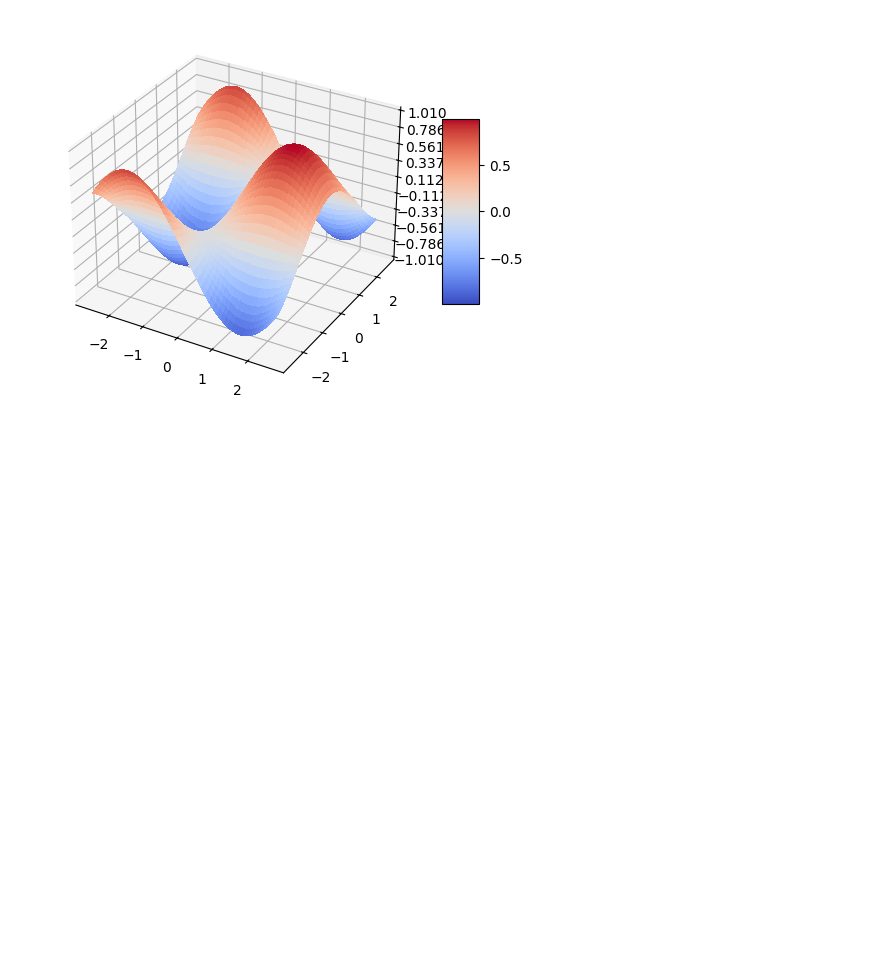
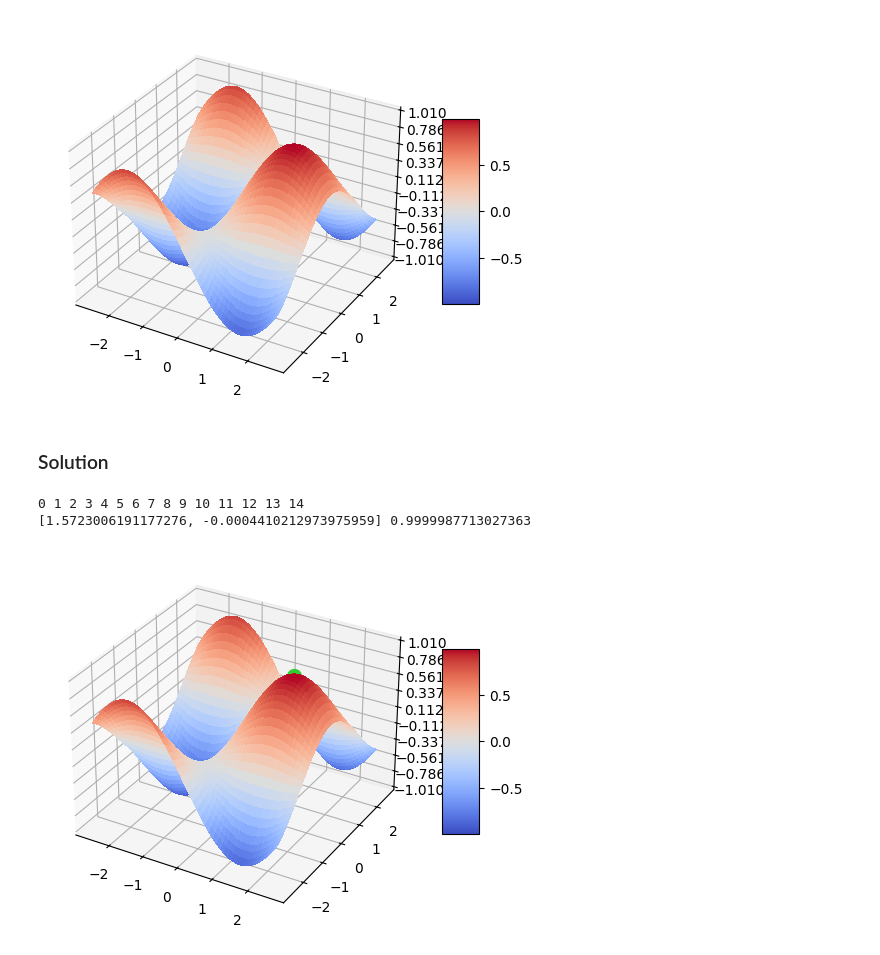
Before and after one commit to GeckSpy/IPdf2Latex, a Jupyter notebook: NoteBook/Machine Learning Theory/Genetic Algorithm/Genetic algorithm.ipynb, the cells around one changed output. Drawn from its saved outputs; the diff is of its cells as text; code cells hidden in the pictures; blank space fills up the shorter version.

Commit message:
solution of example 2

```diff
--- a/NoteBook/Machine Learning Theory/Genetic Algorithm/Genetic algorithm.ipynb
+++ b/NoteBook/Machine Learning Theory/Genetic Algorithm/Genetic algorithm.ipynb
@@ -413,10 +413,13 @@ from matplotlib.ticker import LinearLocator
 def f(x,y):
     return np.sin(x) * np.cos(y)
 
+f_min = -np.pi/1.2
+f_max = np.pi/1.2
+
 def plot_f():
     ratio = 100
-    X = np.arange(-np.pi/1.2, np.pi/1.2, 1/ratio)
-    Y = np.arange(-np.pi/1.2, np.pi/1.2, 1/ratio)
+    X = np.arange(f_min, f_max, 1/ratio)
+    Y = np.arange(f_min, f_max, 1/ratio)
     X, Y = np.meshgrid(X, Y)
     Z = f(X,Y)
 
@@ -427,7 +430,44 @@ def plot_f():
     ax.zaxis.set_major_locator(LinearLocator(10))
     # Add a color bar which maps values to colors.
     fig.colorbar(surf, shrink=0.5, aspect=5)
-    plt.show()
 plot_f()
+plt.show()
 # %% [output]
 [figure]
+# %% [markdown]
+### Solution
+# %%
+class MyAlgo(GeneticAlgo):
+    def __init__(self, nb_gen=15, len_pop=100):
+        super().__init__(nb_gen, len_pop)
+
+    def score(self, x, y):
+        return f(x, y)
+
+    def gen_sol(self):
+        x = rd.uniform(f_min, f_max)
+        y = rd.uniform(f_min, f_max)
+        return Solution([x,y], self.score(x,y))
+
+    def cross_over(self, x, y):
+        co_x = (x.sol[0]+y.sol[0])/2
+        co_y = (x.sol[1]+y.sol[1])/2
+        return [Solution([co_x, co_y], self.score(co_x, co_y))]
+
+    def mutate(self, x):
+        co_x = x.sol[0] + (-1)**rd.randint(0,1) * rd.random()/2
+        co_y = x.sol[1] + (-1)**rd.randint(0,1) * rd.random()/2
+        return [Solution([co_x, co_y], self.score(co_x, co_y))]
+
+
+best_sol = MyAlgo().algo()[0]
+print()
+print(best_sol.sol, best_sol.score)
+
+plot_f()
+plt.plot(best_sol.sol[0], best_sol.sol[1], best_sol.score, "o", color="limegreen", markersize=10)
+plt.show()
+# %% [output]
+0 1 2 3 4 5 6 7 8 9 10 11 12 13 14
+[1.5723006191177276, -0.0004410212973975959] 0.9999987713027363
+[figure, added]
```
Also changed, not shown: parts of 9 cells of this notebook.
